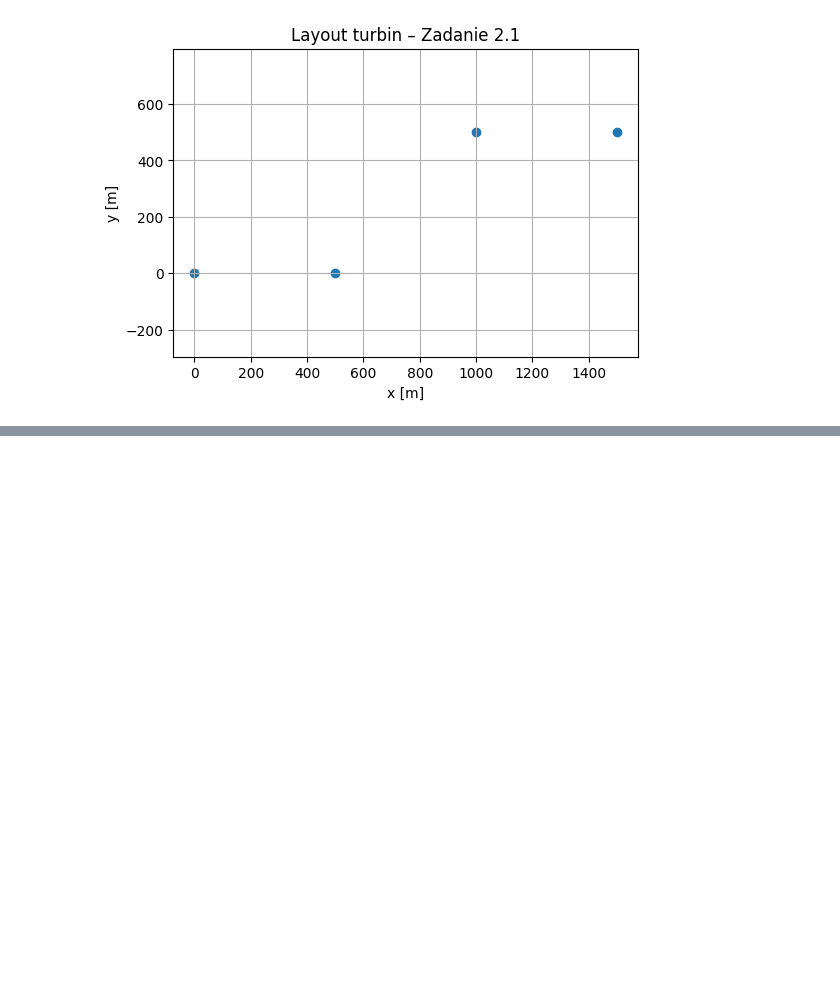
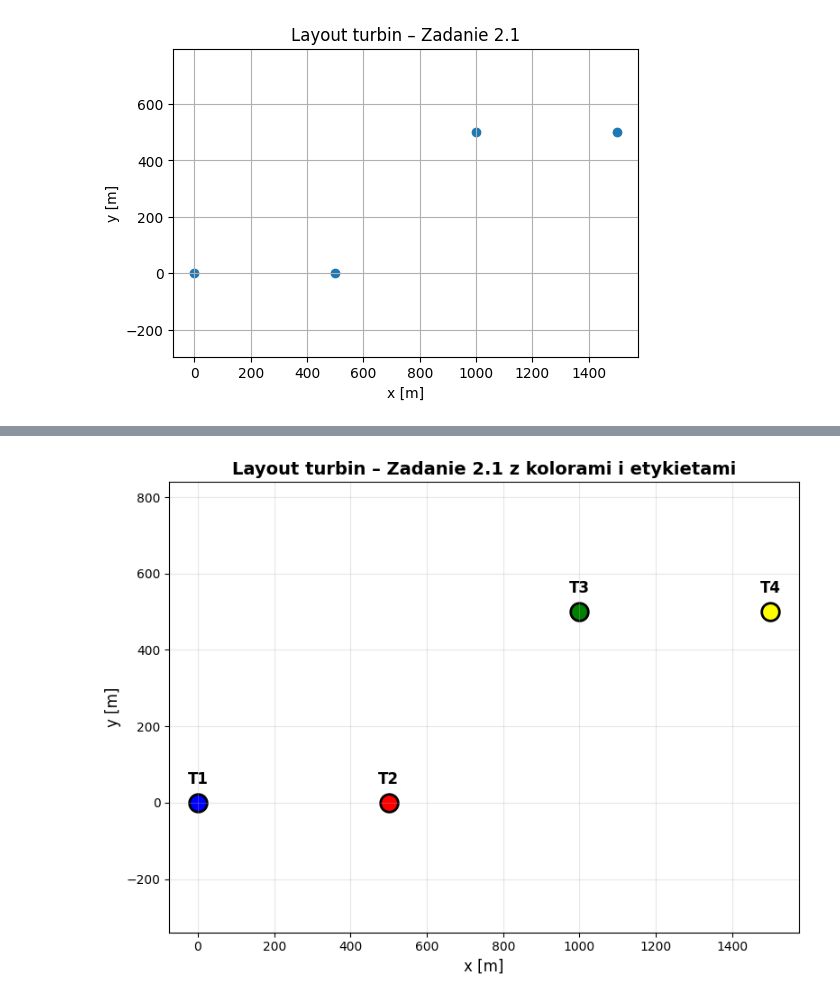
Before and after one commit to NE342/topfarm2-Nowi-ska-Edyta-lab2, a Jupyter notebook: notebooks/lesson1_hello_topfarm2.ipynb, the cells around one changed output, grey strips where cells are left out. Saved outputs shown, nothing was run; the diff lists cells and outputs as text; code cells hidden in the pictures; blank space fills up the shorter version.

```diff
--- a/notebooks/lesson1_hello_topfarm2.ipynb
+++ b/notebooks/lesson1_hello_topfarm2.ipynb
@@ -19,0 +32,33 @@ plt.show()
+# %%
+import numpy as np
+import matplotlib.pyplot as plt
+
+# Pozycje turbin
+x = np.array([0, 500, 1000, 1500])
+y = np.array([0, 0, 500, 500])
+
+# Kolory dla każdej turbiny
+colors = ['blue', 'red', 'green', 'yellow']
+
+# Etykiety turbin
+labels = ['T1', 'T2', 'T3', 'T4']
+
+# Ustawienie figury
+plt.figure(figsize=(8, 6))
+
+# Rysowanie punktów z różnymi kolorami
+for i in range(len(x)):
+    plt.scatter(x[i], y[i], color=colors[i], s=200, edgecolors='black', linewidth=2)
+    # Dodanie etykiet dla każdej turbiny
+    plt.text(x[i], y[i] + 50, labels[i], ha='center', fontsize=12, fontweight='bold')
+
+# Formatowanie wykresu
+plt.title("Layout turbin – Zadanie 2.1 z kolorami i etykietami", fontsize=14, fontweight='bold')
+plt.xlabel("x [m]", fontsize=12)
+plt.ylabel("y [m]", fontsize=12)
+plt.grid(True, alpha=0.3)
+plt.axis('equal')
+plt.tight_layout()
+plt.show()
+# %% [output]
+[figure, added]
```
Also changed, not shown: parts of 2 cells of this notebook.
